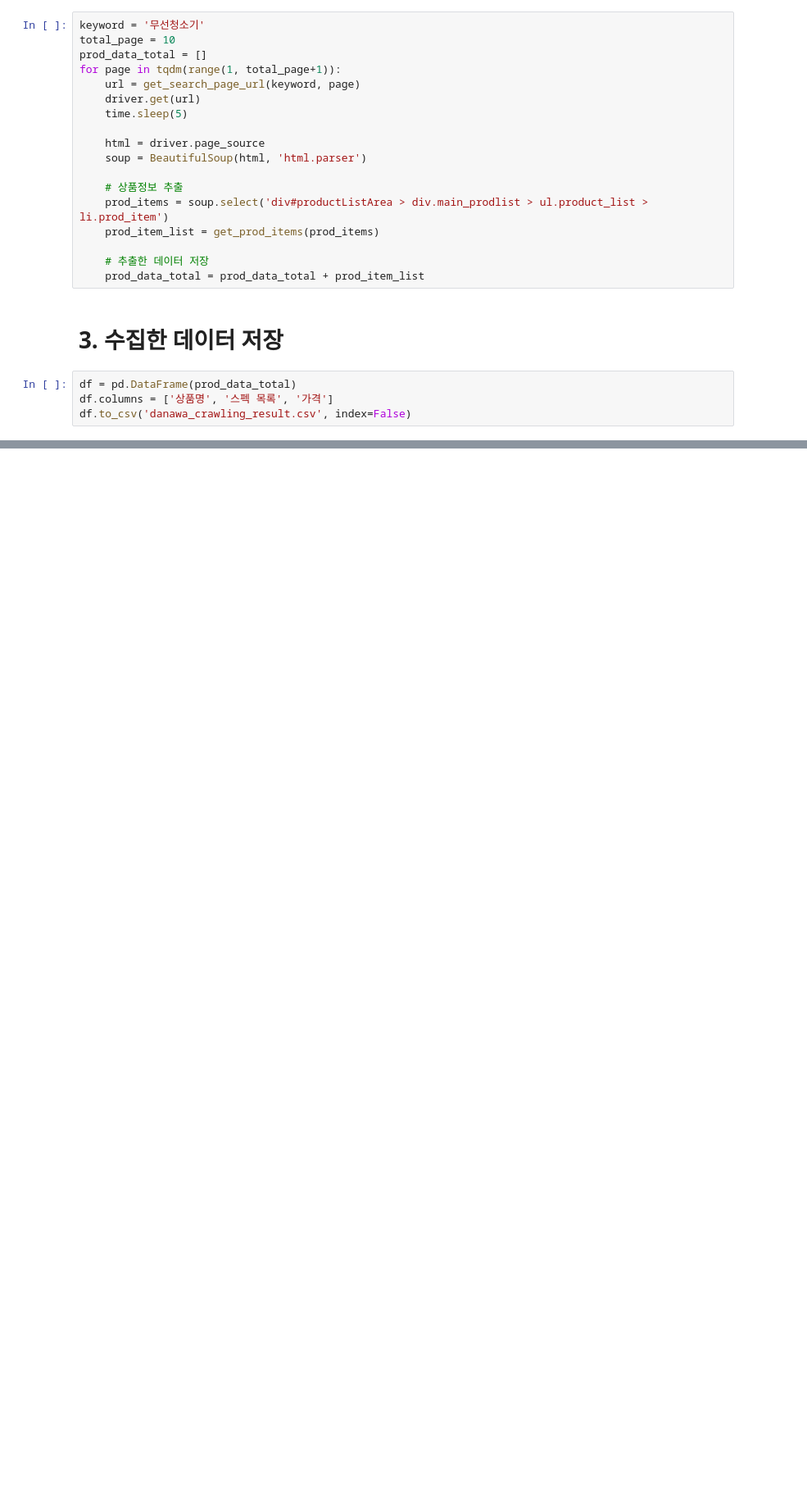
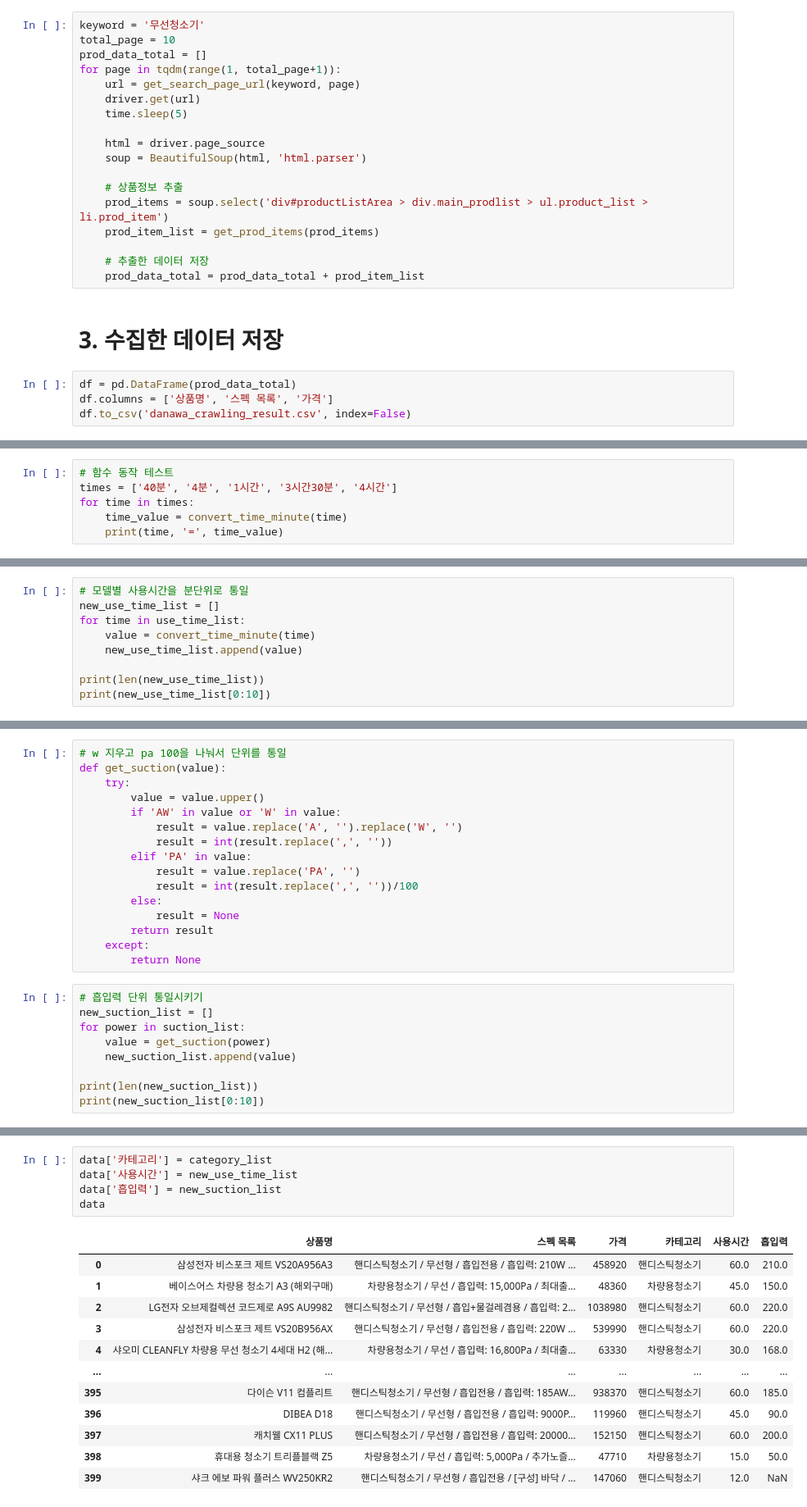
Before and after one commit to sangchun1/coding_practice, a Jupyter notebook: web crawling/shopping_crawling.ipynb, the cells around one changed output, grey strips where cells are left out. Shown: that part at 82% size. Saved outputs shown, nothing was run; the diff lists cells and outputs as text; blank space fills up the shorter version.

```diff
--- a/web crawling/shopping_crawling.ipynb
+++ b/web crawling/shopping_crawling.ipynb
@@ -126,0 +256,6 @@ df.to_csv('danawa_crawling_result.csv', index=False)
+# %%
+# 함수 동작 테스트
+times = ['40분', '4분', '1시간', '3시간30분', '4시간']
+for time in times:
+    time_value = convert_time_minute(time)
+    print(time, '=', time_value)
@@ -126,0 +268,9 @@ df.to_csv('danawa_crawling_result.csv', index=False)
+# %%
+# 모델별 사용시간을 분단위로 통일
+new_use_time_list = []
+for time in use_time_list:
+    value = convert_time_minute(time)
+    new_use_time_list.append(value)
+
+print(len(new_use_time_list))
+print(new_use_time_list[0:10])
@@ -126,0 +282,25 @@ df.to_csv('danawa_crawling_result.csv', index=False)
+# %%
+# w 지우고 pa 100을 나눠서 단위를 통일
+def get_suction(value):
+    try:
+        value = value.upper()
+        if 'AW' in value or 'W' in value:
+            result = value.replace('A', '').replace('W', '')
+            result = int(result.replace(',', ''))
+        elif 'PA' in value:
+            result = value.replace('PA', '')
+            result = int(result.replace(',', ''))/100
+        else:
+            result = None
+        return result
+    except:
+        return None
+# %%
+# 흡입력 단위 통일시키기
+new_suction_list = []
+for power in suction_list:
+    value = get_suction(power)
+    new_suction_list.append(value)
+
+print(len(new_suction_list))
+print(new_suction_list[0:10])
@@ -126,0 +310,18 @@ df.to_csv('danawa_crawling_result.csv', index=False)
+# %%
+data['카테고리'] = category_list
+data['사용시간'] = new_use_time_list
+data['흡입력'] = new_suction_list
+data
+# %% [output]
+|  | 상품명 | 스펙 목록 | 가격 | 카테고리 | 사용시간 | 흡입력 |
+| 0 | 삼성전자 비스포크 제트 VS20A956A3 | 핸디스틱청소기 / 무선형 / 흡입전용 / 흡입력: 210W ... | 458920 | 핸디스틱청소기 | 60.0 | 210.0 |
+| 1 | 베이스어스 차량용 청소기 A3 (해외구매) | 차량용청소기 / 무선 / 흡입력: 15,000Pa / 최대출... | 48360 | 차량용청소기 | 45.0 | 150.0 |
+| 2 | LG전자 오브제컬렉션 코드제로 A9S AU9982 | 핸디스틱청소기 / 무선형 / 흡입+물걸레겸용 / 흡입력: 2... | 1038980 | 핸디스틱청소기 | 60.0 | 220.0 |
+| 3 | 삼성전자 비스포크 제트 VS20B956AX | 핸디스틱청소기 / 무선형 / 흡입전용 / 흡입력: 220W ... | 539990 | 핸디스틱청소기 | 60.0 | 220.0 |
+| 4 | 샤오미 CLEANFLY 차량용 무선 청소기 4세대 H2 (해... | 차량용청소기 / 무선 / 흡입력: 16,800Pa / 최대출... | 63330 | 차량용청소기 | 30.0 | 168.0 |
+| ... | ... | ... | ... | ... | ... | ... |
+| 395 | 다이슨 V11 컴플리트 | 핸디스틱청소기 / 무선형 / 흡입전용 / 흡입력: 185AW... | 938370 | 핸디스틱청소기 | 60.0 | 185.0 |
+| 396 | DIBEA D18 | 핸디스틱청소기 / 무선형 / 흡입전용 / 흡입력: 9000P... | 119960 | 핸디스틱청소기 | 45.0 | 90.0 |
+| 397 | 캐치웰 CX11 PLUS | 핸디스틱청소기 / 무선형 / 흡입전용 / 흡입력: 20000... | 152150 | 핸디스틱청소기 | 60.0 | 200.0 |
+| 398 | 휴대용 청소기 트리플블랙 Z5 | 차량용청소기 / 무선 / 흡입력: 5,000Pa / 추가노즐... | 47710 | 차량용청소기 | 15.0 | 50.0 |
+| 399 | 샤크 에보 파워 플러스 WV250KR2 | 핸디스틱청소기 / 무선형 / 흡입전용 / [구성] 바닥 / ... | 147060 | 핸디스틱청소기 | 12.0 | NaN |
```
Also changed, not shown: parts of 42 cells of this notebook.
